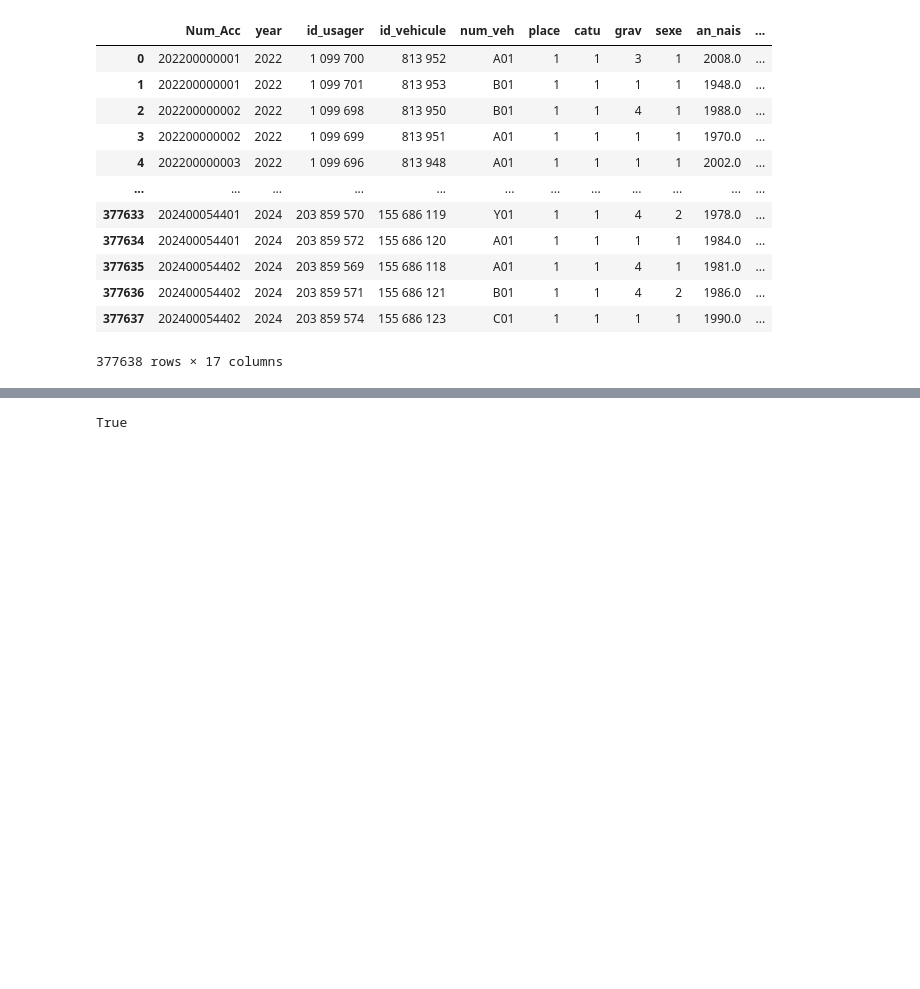
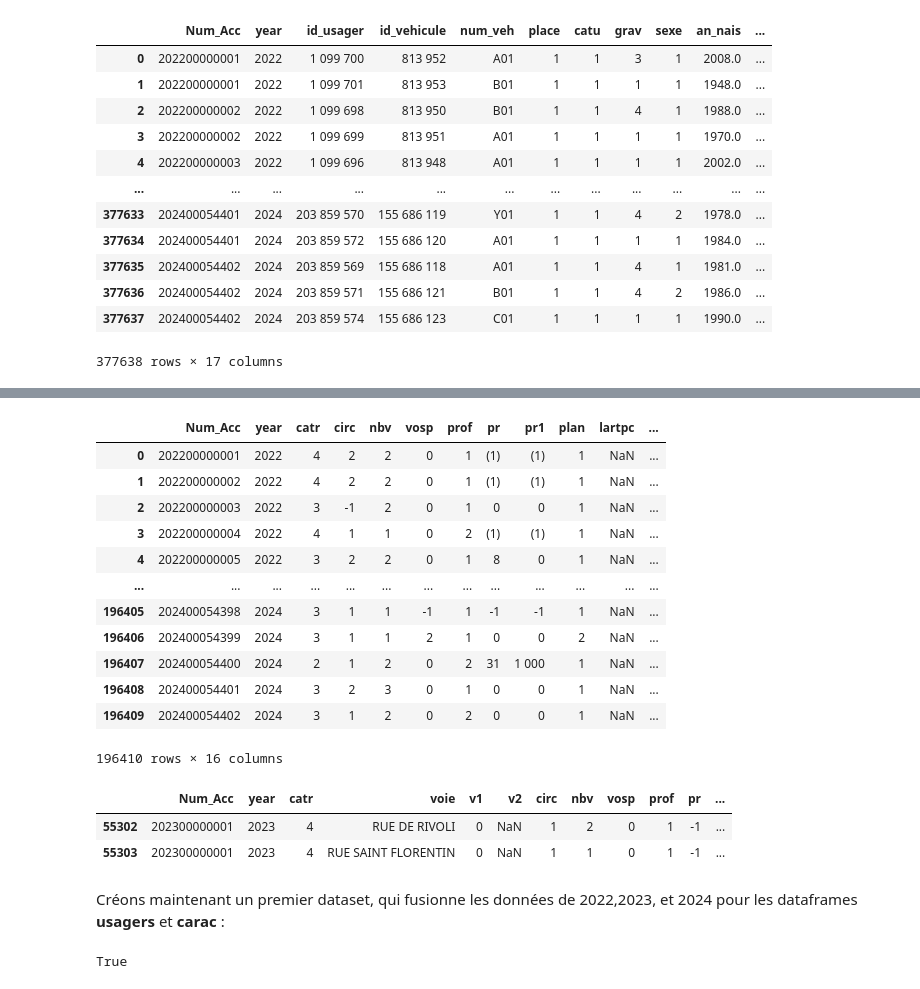
Before and after one commit to hobbit-joufflu/Predict-Traffic-Accident-Severity, a Jupyter notebook: code.ipynb, the cells around one changed output, grey strips where cells are left out. Saved outputs shown, nothing was run; the diff lists cells and outputs as text; code cells hidden in the pictures; blank space fills up the shorter version.

```diff
--- a/code.ipynb
+++ b/code.ipynb
@@ -171,3 +204,28 @@ dfs["carac"]
+# %%
+dfs["lieux"]=dfs["lieux"].drop(columns=["voie","v1","v2"])
+dfs["lieux"]
+# %% [output]
+|  | Num_Acc | year | catr | circ | nbv | vosp | prof | pr | pr1 | plan | lartpc | ... |
+| 0 | 202200000001 | 2022 | 4 | 2 | 2 | 0 | 1 | (1) | (1) | 1 | NaN | ... |
+| 1 | 202200000002 | 2022 | 4 | 2 | 2 | 0 | 1 | (1) | (1) | 1 | NaN | ... |
+| 2 | 202200000003 | 2022 | 3 | -1 | 2 | 0 | 1 | 0 | 0 | 1 | NaN | ... |
+| 3 | 202200000004 | 2022 | 4 | 1 | 1 | 0 | 2 | (1) | (1) | 1 | NaN | ... |
+| 4 | 202200000005 | 2022 | 3 | 2 | 2 | 0 | 1 | 8 | 0 | 1 | NaN | ... |
+| ... | ... | ... | ... | ... | ... | ... | ... | ... | ... | ... | ... | ... |
+| 196405 | 202400054398 | 2024 | 3 | 1 | 1 | -1 | 1 | -1 | -1 | 1 | NaN | ... |
+| 196406 | 202400054399 | 2024 | 3 | 1 | 1 | 2 | 1 | 0 | 0 | 2 | NaN | ... |
+| 196407 | 202400054400 | 2024 | 2 | 1 | 2 | 0 | 2 | 31 | 1 000 | 1 | NaN | ... |
+| 196408 | 202400054401 | 2024 | 3 | 2 | 3 | 0 | 1 | 0 | 0 | 1 | NaN | ... |
+| 196409 | 202400054402 | 2024 | 3 | 1 | 2 | 0 | 2 | 0 | 0 | 1 | NaN | ... |
+196410 rows × 16 columns
+# %%
+dfs["lieux"][dfs["lieux"]["Num_Acc"]==202300000001]
+# %% [output]
+|  | Num_Acc | year | catr | voie | v1 | v2 | circ | nbv | vosp | prof | pr | ... |
+| 55302 | 202300000001 | 2023 | 4 | RUE DE RIVOLI | 0 | NaN | 1 | 2 | 0 | 1 | -1 | ... |
+| 55303 | 202300000001 | 2023 | 4 | RUE SAINT FLORENTIN | 0 | NaN | 1 | 1 | 0 | 1 | -1 | ... |
+# %% [markdown]
+Créons maintenant un premier dataset, qui fusionne les données de 2022,2023, et 2024 pour les dataframes **usagers** et **carac** :
 # %%
 KEY = ["year","Num_Acc"]
 
```
Also changed, not shown: parts of 17 cells of this notebook.
